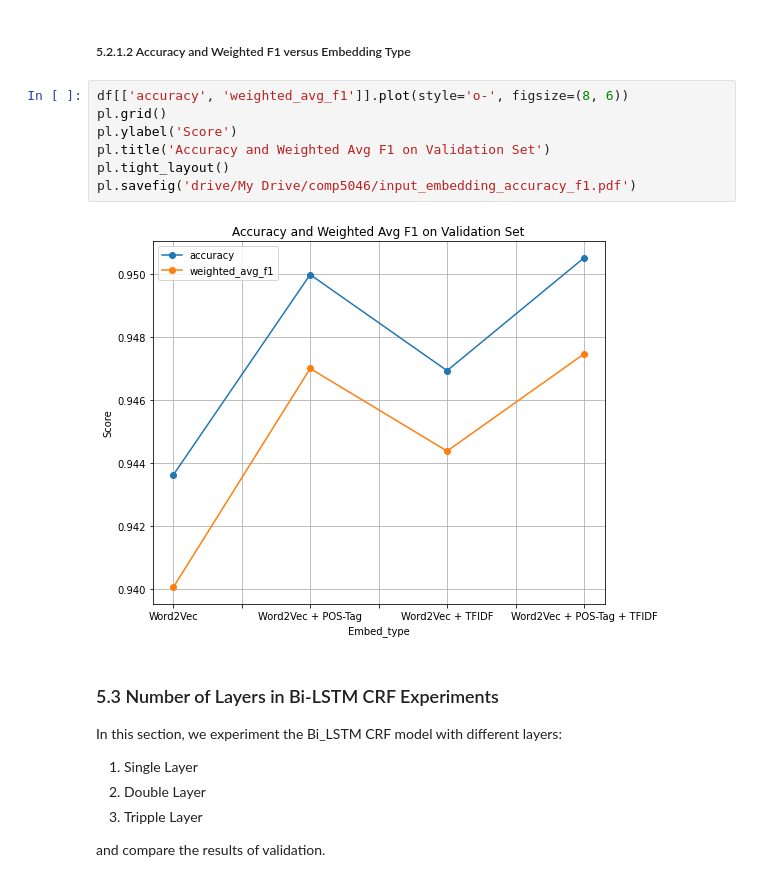
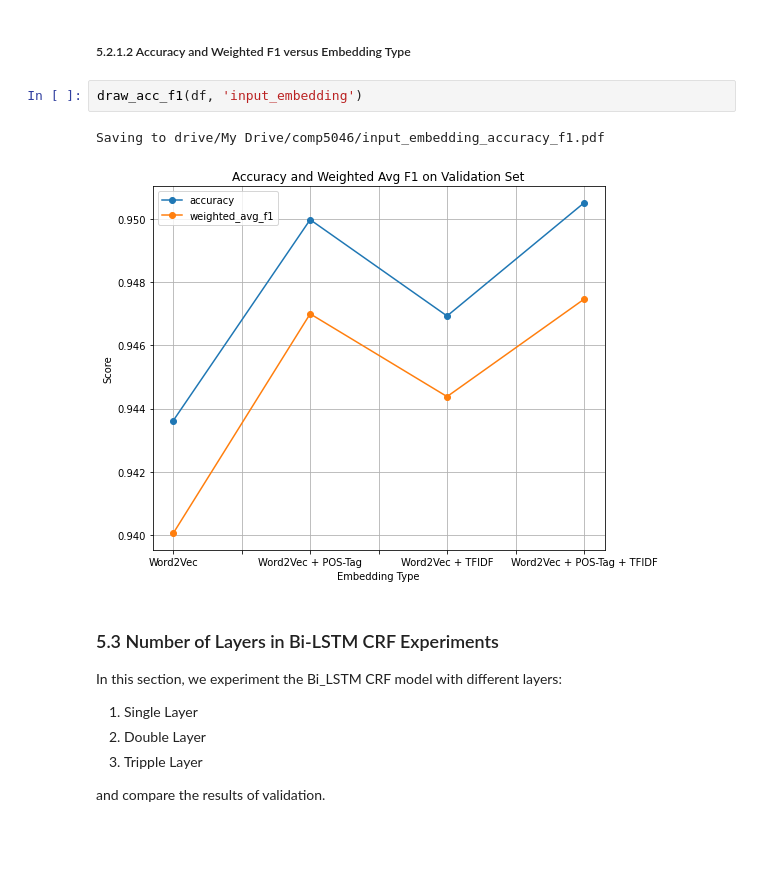
Before and after one commit to seanwelz/5046-A2, a Jupyter notebook: Assignment2_xzho7240_xwan8513.ipynb, the cells around one changed output. Cells and saved outputs as stored; diff of their text form; blank space fills up the shorter version.

```diff
--- a/Assignment2_xzho7240_xwan8513.ipynb
+++ b/Assignment2_xzho7240_xwan8513.ipynb
@@ -792,14 +816,10 @@ pl.savefig('drive/My Drive/comp5046/input_embedding_f1_breakdown_by_NER.pdf')
 # %% [markdown]
 ##### 5.2.1.2 Accuracy and Weighted F1 versus Embedding Type
-# %%
-df[['accuracy', 'weighted_avg_f1']].plot(style='o-', figsize=(8, 6))
-pl.grid()
-pl.ylabel('Score')
-pl.title('Accuracy and Weighted Avg F1 on Validation Set')
-pl.tight_layout()
-pl.savefig('drive/My Drive/comp5046/input_embedding_accuracy_f1.pdf')
-# %% [output]
-[figure, removed]
+# %%
+draw_acc_f1(df, 'input_embedding')
+# %% [output]
+Saving to drive/My Drive/comp5046/input_embedding_accuracy_f1.pdf
+[figure, added]
 # %% [markdown]
 ### 5.3 Number of Layers in Bi-LSTM CRF Experiments
 
```
Also changed, not shown: parts of 10 cells of this notebook.
